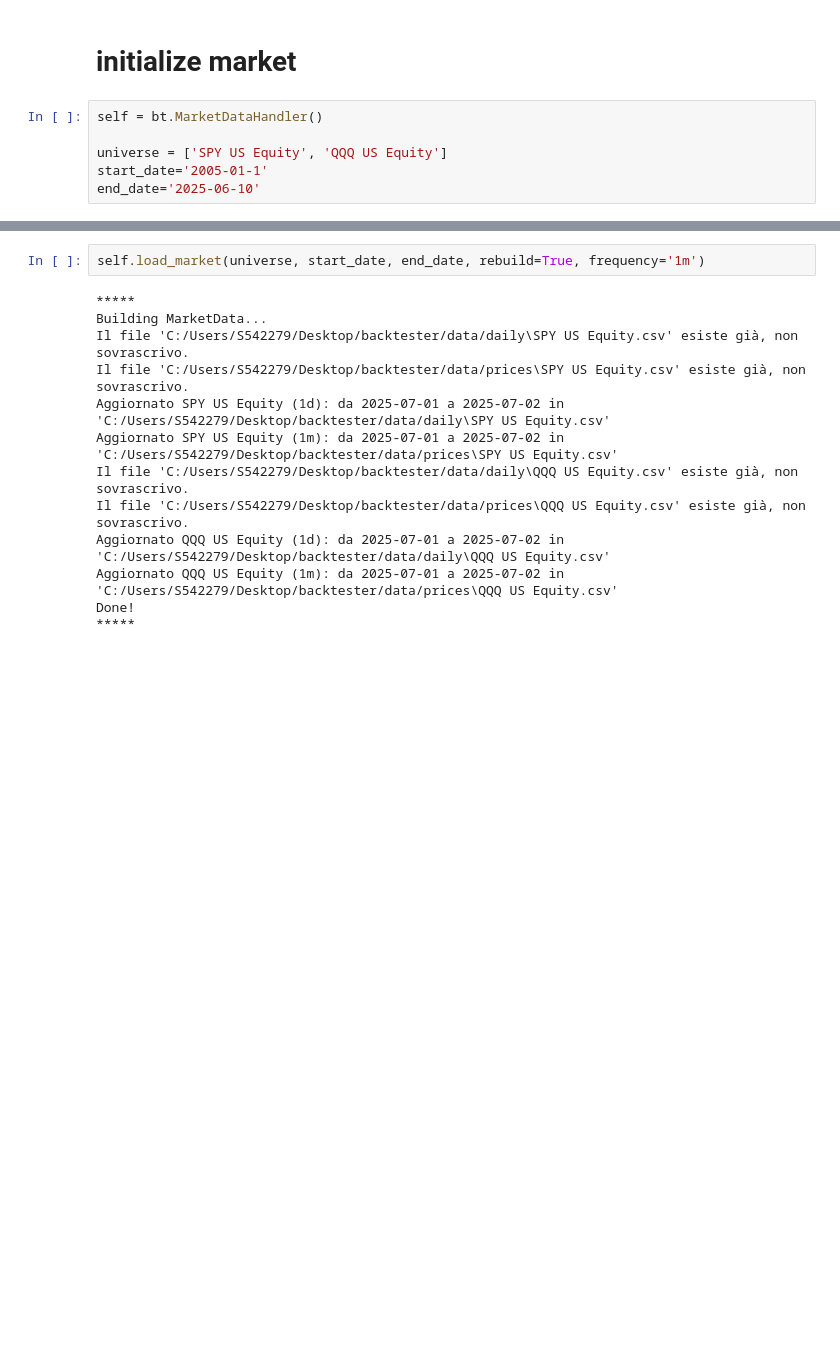
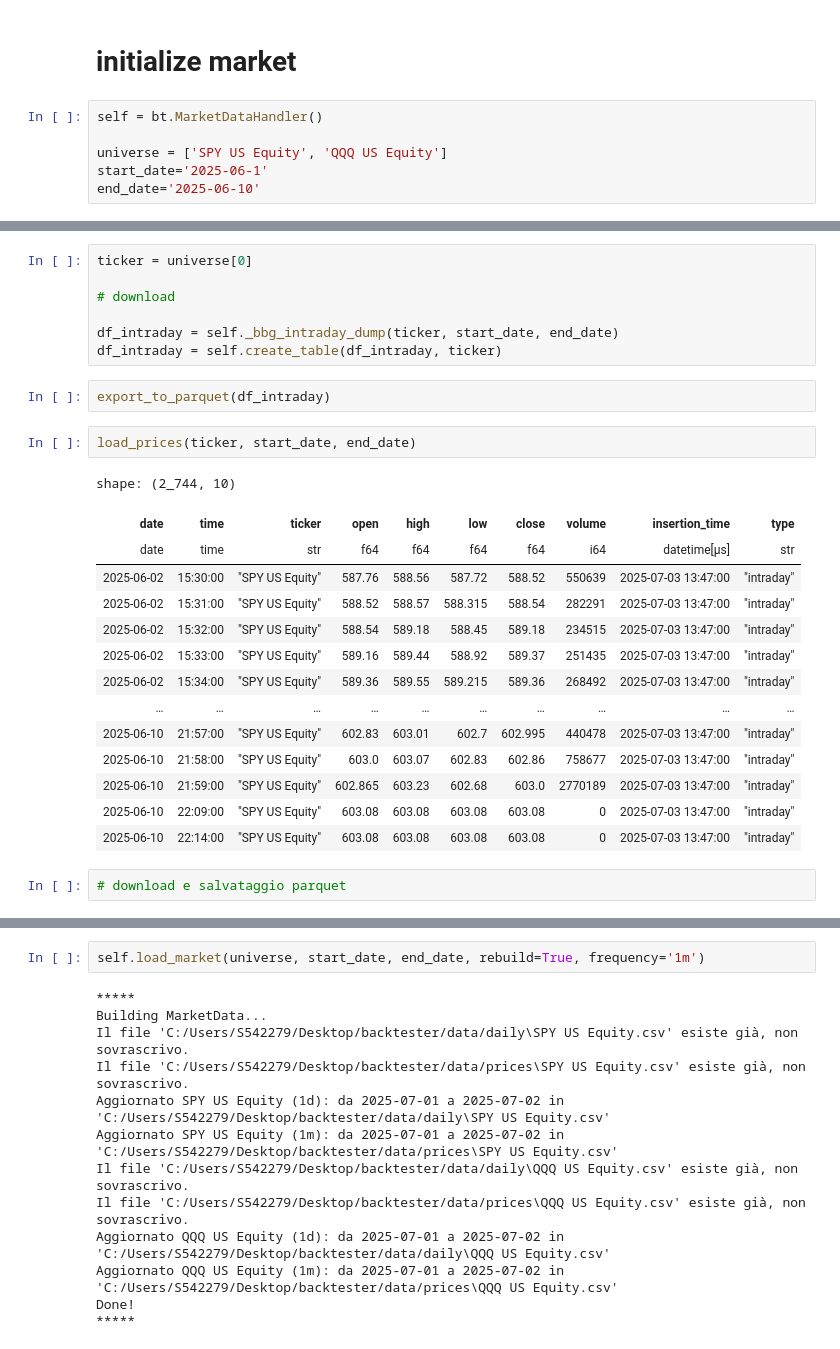
Before and after one commit to andrea220/backtester, a Jupyter notebook: tester_intraday.ipynb, the cells around one changed output, grey strips where cells are left out. Saved outputs shown, nothing was run; the diff lists cells and outputs as text; blank space fills up the shorter version.

Commit message:
add parquet

```diff
--- a/tester_intraday.ipynb
+++ b/tester_intraday.ipynb
@@ -8,5 +363,5 @@ import backtester as bt
 self = bt.MarketDataHandler()
 
 universe = ['SPY US Equity', 'QQQ US Equity']
-start_date='2005-01-1'
+start_date='2025-06-1'
 end_date='2025-06-10'
@@ -12,0 +457,28 @@ end_date='2025-06-10'
+# %%
+ticker = universe[0]
+
+# download
+
+df_intraday = self._bbg_intraday_dump(ticker, start_date, end_date)
+df_intraday = self.create_table(df_intraday, ticker)
+# %%
+export_to_parquet(df_intraday)
+# %%
+load_prices(ticker, start_date, end_date)
+# %% [output]
+shape: (2_744, 10)
+| date | time | ticker | open | high | low | close | volume | insertion_time | type |
+| date | time | str | f64 | f64 | f64 | f64 | i64 | datetime[μs] | str |
+| 2025-06-02 | 15:30:00 | "SPY US Equity" | 587.76 | 588.56 | 587.72 | 588.52 | 550639 | 2025-07-03 13:47:00 | "intraday" |
+| 2025-06-02 | 15:31:00 | "SPY US Equity" | 588.52 | 588.57 | 588.315 | 588.54 | 282291 | 2025-07-03 13:47:00 | "intraday" |
+| 2025-06-02 | 15:32:00 | "SPY US Equity" | 588.54 | 589.18 | 588.45 | 589.18 | 234515 | 2025-07-03 13:47:00 | "intraday" |
+| 2025-06-02 | 15:33:00 | "SPY US Equity" | 589.16 | 589.44 | 588.92 | 589.37 | 251435 | 2025-07-03 13:47:00 | "intraday" |
+| 2025-06-02 | 15:34:00 | "SPY US Equity" | 589.36 | 589.55 | 589.215 | 589.36 | 268492 | 2025-07-03 13:47:00 | "intraday" |
+| … | … | … | … | … | … | … | … | … | … |
+| 2025-06-10 | 21:57:00 | "SPY US Equity" | 602.83 | 603.01 | 602.7 | 602.995 | 440478 | 2025-07-03 13:47:00 | "intraday" |
+| 2025-06-10 | 21:58:00 | "SPY US Equity" | 603.0 | 603.07 | 602.83 | 602.86 | 758677 | 2025-07-03 13:47:00 | "intraday" |
+| 2025-06-10 | 21:59:00 | "SPY US Equity" | 602.865 | 603.23 | 602.68 | 603.0 | 2770189 | 2025-07-03 13:47:00 | "intraday" |
+| 2025-06-10 | 22:09:00 | "SPY US Equity" | 603.08 | 603.08 | 603.08 | 603.08 | 0 | 2025-07-03 13:47:00 | "intraday" |
+| 2025-06-10 | 22:14:00 | "SPY US Equity" | 603.08 | 603.08 | 603.08 | 603.08 | 0 | 2025-07-03 13:47:00 | "intraday" |
+# %%
+# download e salvataggio parquet
```
Also changed, not shown: parts of 17 cells of this notebook, 3 other files.
